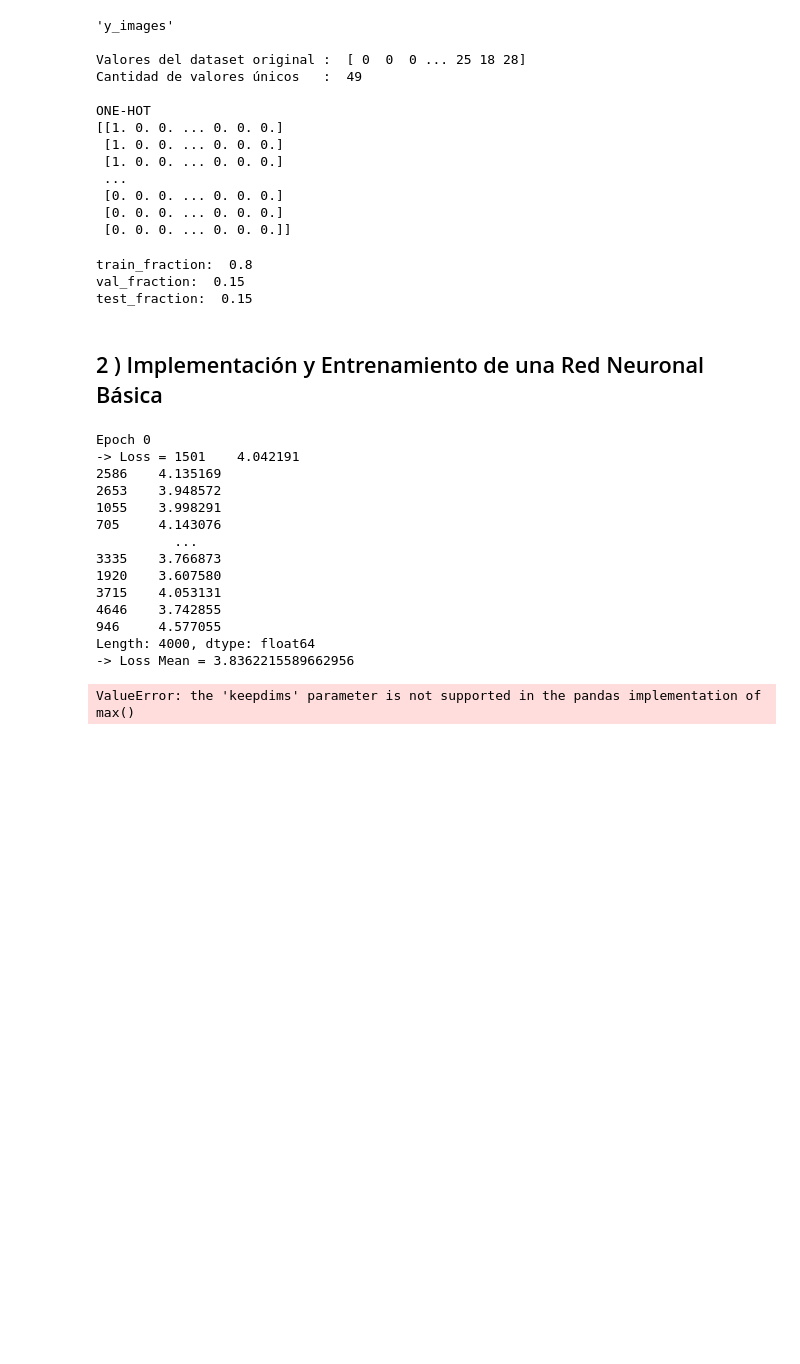
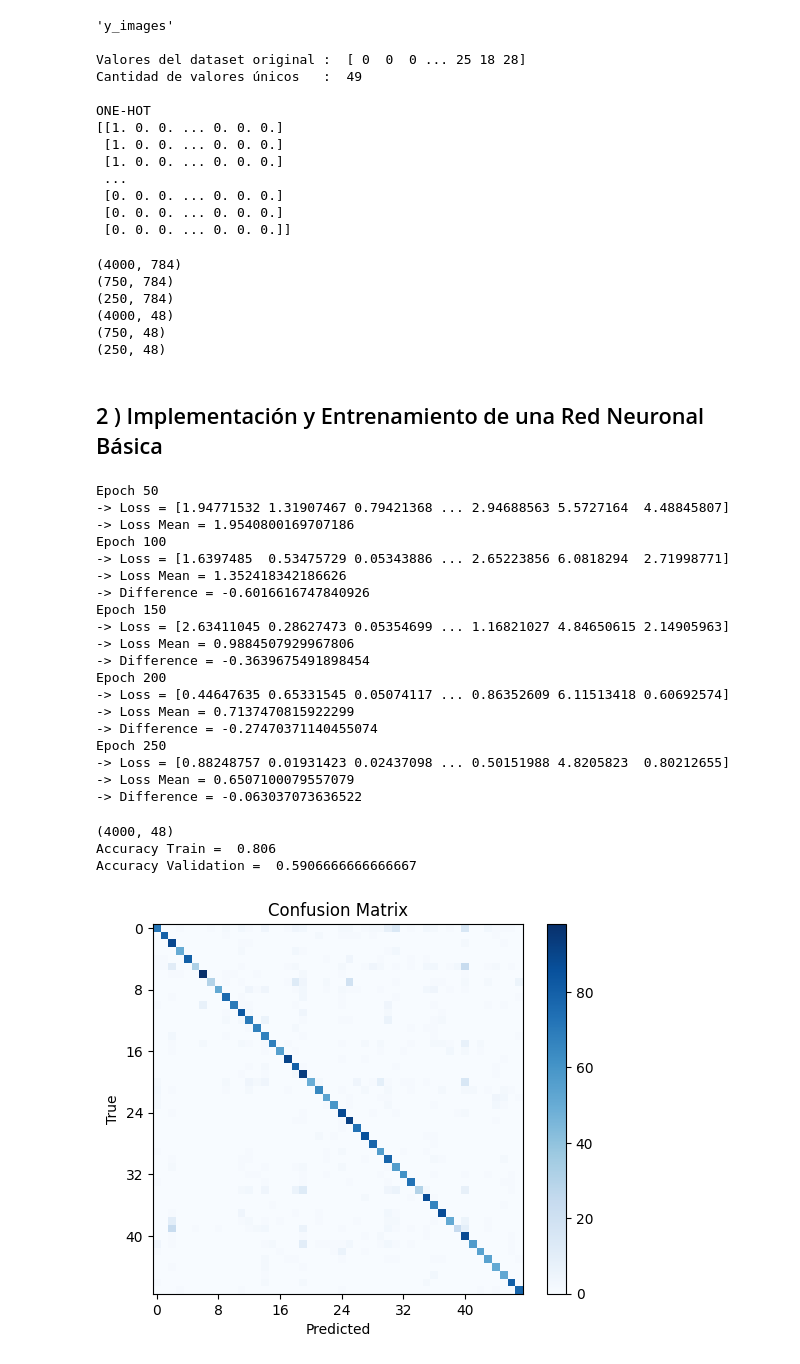
Before and after one commit to NazaGonella/TP03-machine-learning, a Jupyter notebook: Gonella_Nazareno_Notebook_TP3.ipynb, the cells around one changed output. Cells and saved outputs as stored; diff of their text form; code cells hidden in the pictures; blank space fills up the shorter version.

```diff
--- a/Gonella_Nazareno_Notebook_TP3.ipynb
+++ b/Gonella_Nazareno_Notebook_TP3.ipynb
@@ -68,30 +68,62 @@ X_train : pd.DataFrame
 X_validation : pd.DataFrame
 X_test : pd.DataFrame
 X_train, X_validation, X_test, Y_train, Y_validation, Y_test = data_handler.get_splitted_dataset(pd.DataFrame(X_images), pd.DataFrame(y_images))
+print(X_train.shape)
+print(X_validation.shape)
+print(X_test.shape)
+print(Y_train.shape)
+print(Y_validation.shape)
+print(Y_test.shape)
 # %% [output]
-train_fraction:  0.8
-val_fraction:  0.15
-test_fraction:  0.15
+(4000, 784)
+(750, 784)
+(250, 784)
+(4000, 48)
+(750, 48)
+(250, 48)
 # %% [markdown]
 ## 2 ) Implementación y Entrenamiento de una Red Neuronal Básica
 # %%
 M0 : models.RedNeuronal = models.RedNeuronal([100,80], ['relu', 'relu', 'softmax'])
 # print(X_images.shape)
-np.random.seed(42)
-M0.gradient_descent(np.array(X_train), np.array(Y_train), 1000, 0.001, print_results_rate=250)
+M0.gradient_descent(np.array(X_train), np.array(Y_train), 250, 0.0001, print_results_rate=50)
 # %% [output]
-Epoch 0
--> Loss = 1501    4.042191
-2586    4.135169
-2653    3.948572
-1055    3.998291
-705     4.143076
-          ...
-3335    3.766873
-1920    3.607580
-3715    4.053131
-4646    3.742855
-946     4.577055
-Length: 4000, dtype: float64
--> Loss Mean = 3.8362215589662956
+Epoch 50
+-> Loss = [1.94771532 1.31907467 0.79421368 ... 2.94688563 5.5727164  4.48845807]
+-> Loss Mean = 1.9540800169707186
+Epoch 100
+-> Loss = [1.6397485  0.53475729 0.05343886 ... 2.65223856 6.0818294  2.71998771]
+-> Loss Mean = 1.352418342186626
+-> Difference = -0.6016616747840926
+Epoch 150
+-> Loss = [2.63411045 0.28627473 0.05354699 ... 1.16821027 4.84650615 2.14905963]
+-> Loss Mean = 0.9884507929967806
+-> Difference = -0.3639675491898454
+Epoch 200
+-> Loss = [0.44647635 0.65331545 0.05074117 ... 0.86352609 6.11513418 0.60692574]
+-> Loss Mean = 0.7137470815922299
+-> Difference = -0.27470371140455074
+Epoch 250
+-> Loss = [0.88248757 0.01931423 0.02437098 ... 0.50151988 4.8205823  0.80212655]
+-> Loss Mean = 0.6507100079557079
+-> Difference = -0.063037073636522
-ValueError: the 'keepdims' parameter is not supported in the pandas implementation of max()
+# %%
+print(M0.pred.shape)
+print("Accuracy Train = ", M0.get_train_accuracy(Y_train))
+print("Accuracy Validation = ", M0.get_accuracy(Y_validation, pred=M0.get_prediction(X_validation)))
+# %% [output]
+(4000, 48)
+Accuracy Train =  0.806
+Accuracy Validation =  0.5906666666666667
+# %%
+cm : np.ndarray = M0.get_train_confusion_matrix(Y_train)
+plt.imshow(cm, cmap='Blues')
+plt.colorbar()
+plt.xlabel('Predicted')
+plt.ylabel('True')
+plt.title('Confusion Matrix')
+plt.xticks(range(0, cm.shape[0], 8))
+plt.yticks(range(0, cm.shape[0], 8))
+plt.show()
+# %% [output]
+[figure, added]
```
Also changed, not shown: 3 other files.
